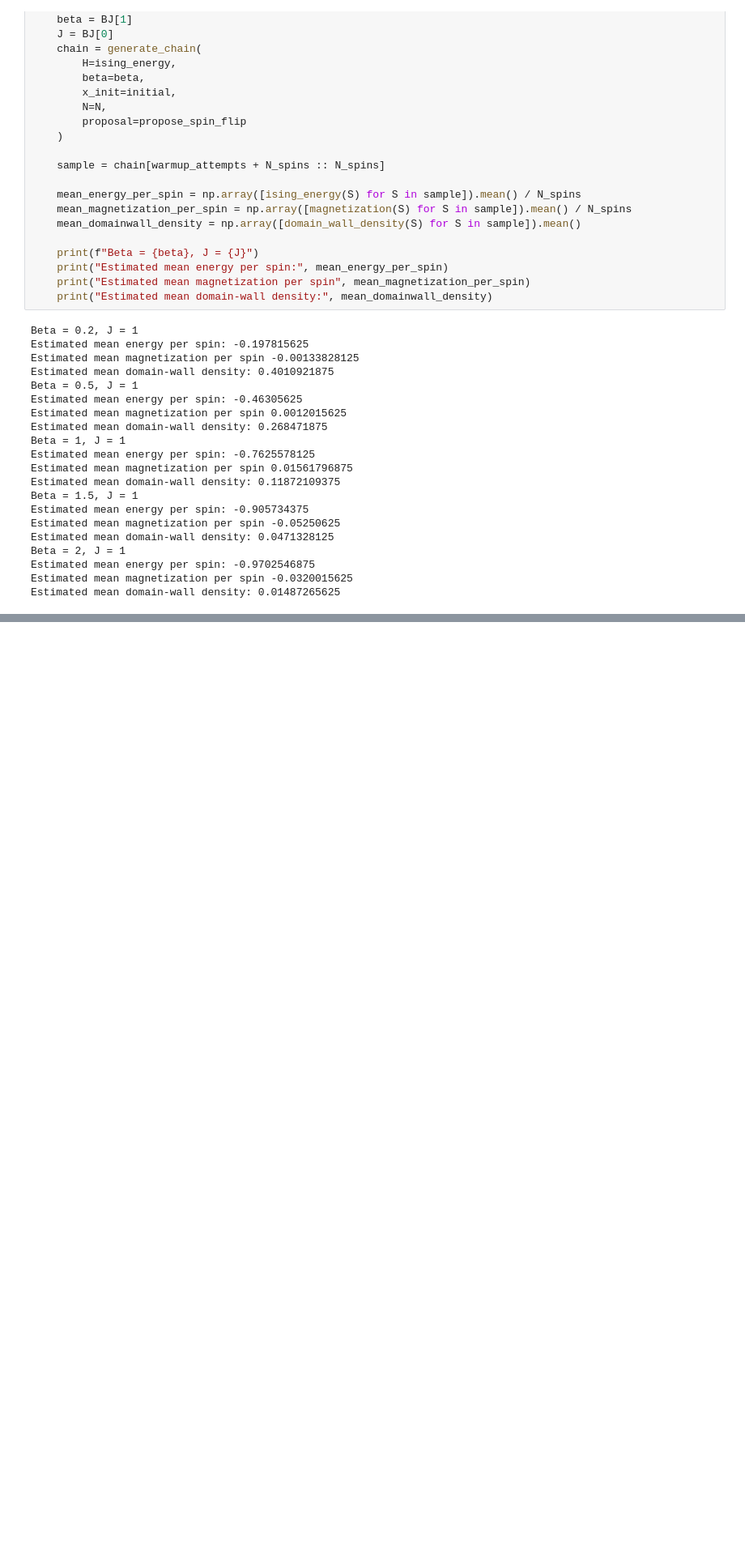
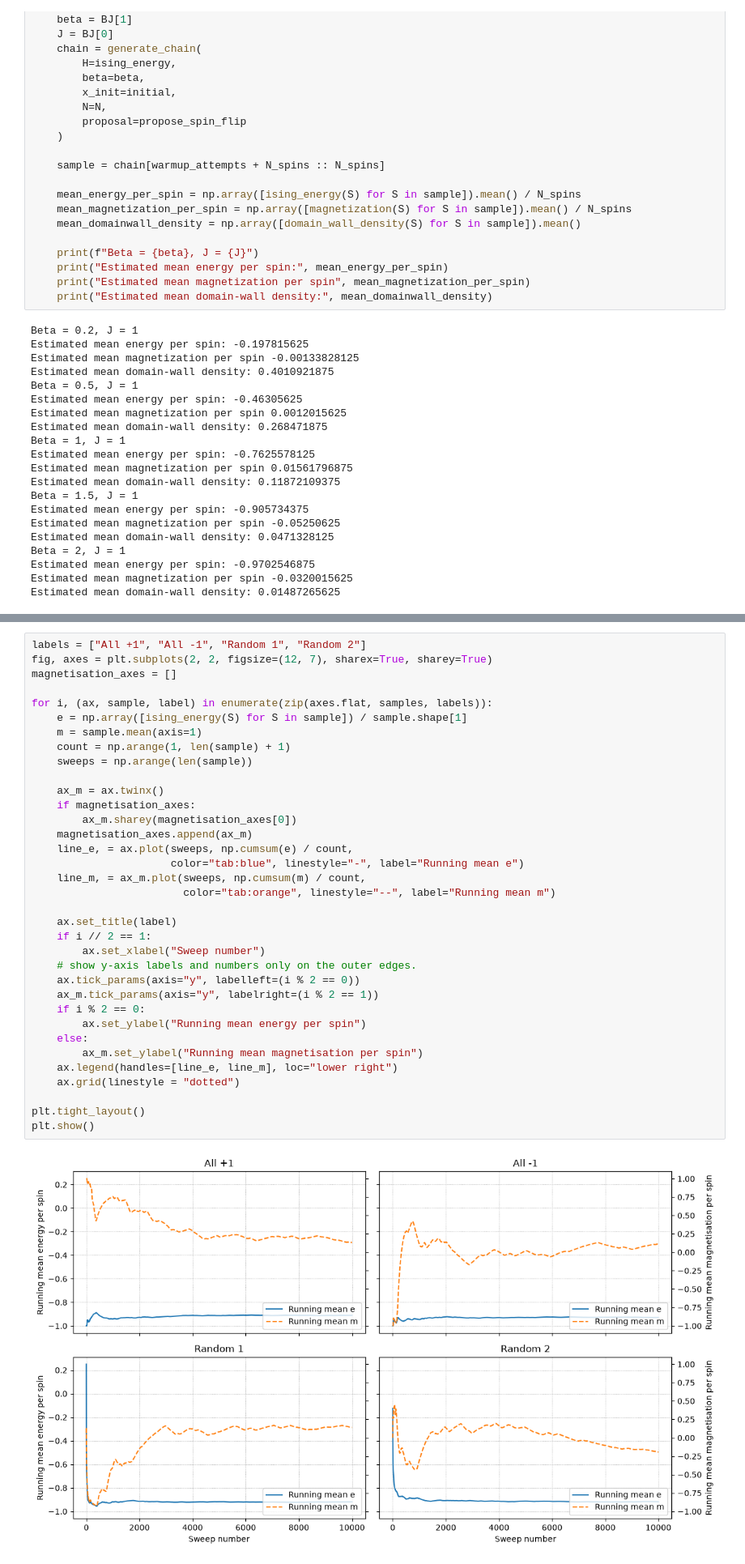
Before and after one commit to fionncur/gibbs-for-NQS, a Jupyter notebook: notebooks/mcmc_exercises.ipynb, the cells around one changed output, grey strips where cells are left out. Shown at 81% size. Drawn from its saved outputs; the diff is of its cells as text; blank space fills up the shorter version.

```diff
--- a/notebooks/mcmc_exercises.ipynb
+++ b/notebooks/mcmc_exercises.ipynb
@@ -446,0 +485,37 @@ Estimated mean domain-wall density: 0.01487265625
+# %%
+labels = ["All +1", "All -1", "Random 1", "Random 2"]
+fig, axes = plt.subplots(2, 2, figsize=(12, 7), sharex=True, sharey=True)
+magnetisation_axes = []
+
+for i, (ax, sample, label) in enumerate(zip(axes.flat, samples, labels)):
+    e = np.array([ising_energy(S) for S in sample]) / sample.shape[1]
+    m = sample.mean(axis=1)
+    count = np.arange(1, len(sample) + 1)
+    sweeps = np.arange(len(sample))
+
+    ax_m = ax.twinx()
+    if magnetisation_axes:
+        ax_m.sharey(magnetisation_axes[0])
+    magnetisation_axes.append(ax_m)
+    line_e, = ax.plot(sweeps, np.cumsum(e) / count,
+                      color="tab:blue", linestyle="-", label="Running mean e")
+    line_m, = ax_m.plot(sweeps, np.cumsum(m) / count,
+                        color="tab:orange", linestyle="--", label="Running mean m")
+
+    ax.set_title(label)
+    if i // 2 == 1:
+        ax.set_xlabel("Sweep number")
+    # show y-axis labels and numbers only on the outer edges.
+    ax.tick_params(axis="y", labelleft=(i % 2 == 0))
+    ax_m.tick_params(axis="y", labelright=(i % 2 == 1))
+    if i % 2 == 0:
+        ax.set_ylabel("Running mean energy per spin")
+    else:
+        ax_m.set_ylabel("Running mean magnetisation per spin")
+    ax.legend(handles=[line_e, line_m], loc="lower right")
+    ax.grid(linestyle = "dotted")
+
+plt.tight_layout()
+plt.show()
+# %% [output]
+[figure, added]
```
Also changed, not shown: parts of 2 cells of this notebook.
